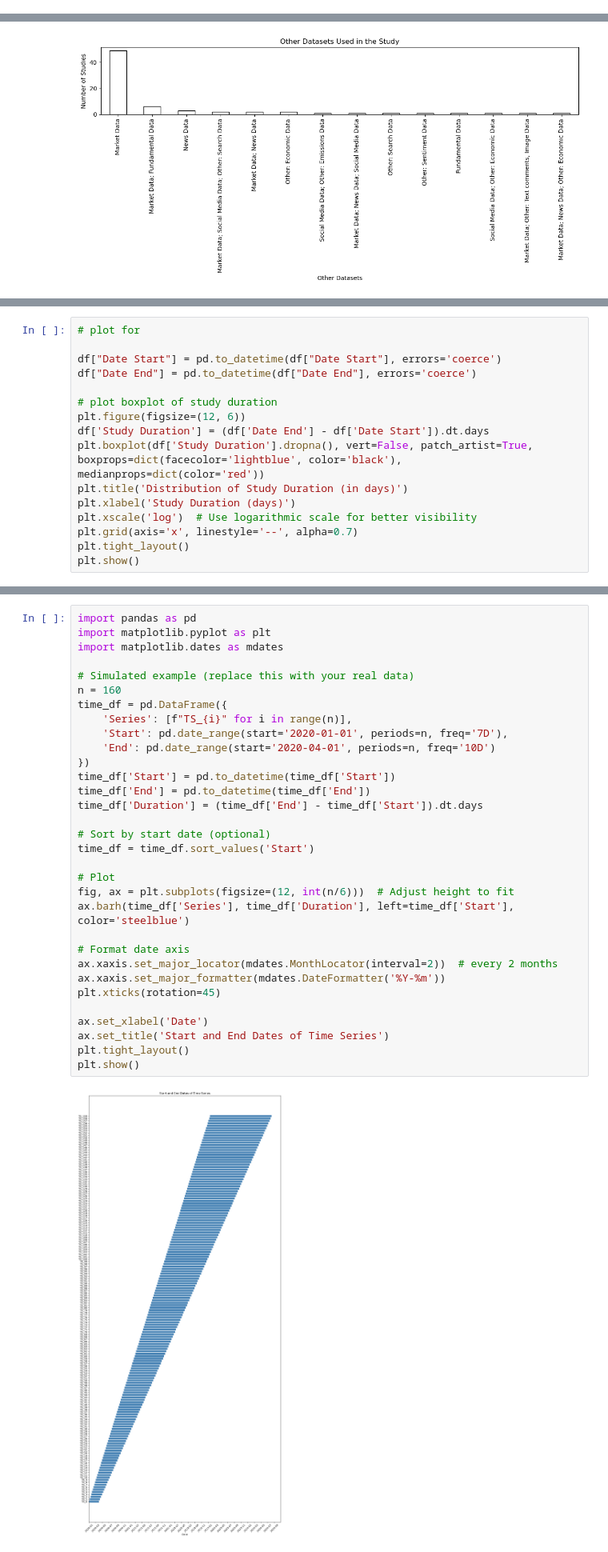
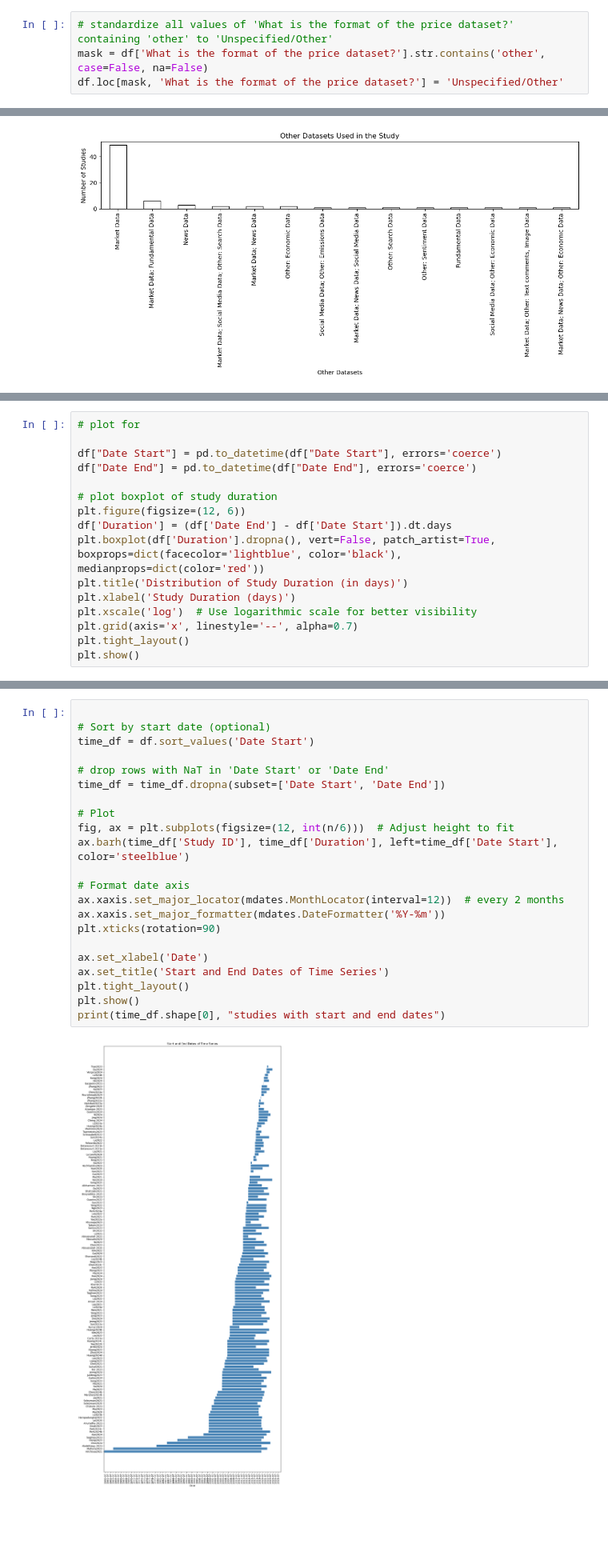
Before and after one commit to MSCA-DN-Digital-Finance/WP3_eXplainable_and_Fair_AI, a Jupyter notebook: IRP1/Code/systematic_literature_review/250602_analysis.ipynb, the cells around one changed output, grey strips where cells are left out. Shown at 80% size. Saved outputs shown, nothing was run; the diff lists cells and outputs as text; blank space fills up the shorter version.

```diff
--- a/IRP1/Code/systematic_literature_review/250602_analysis.ipynb
+++ b/IRP1/Code/systematic_literature_review/250602_analysis.ipynb
@@ -234,3 +262,7 @@ plt.show()
+# %%
+# standardize all values of 'What is the format of the price dataset?' containing 'other' to 'Unspecified/Other'
+mask = df['What is the format of the price dataset?'].str.contains('other', case=False, na=False)
+df.loc[mask, 'What is the format of the price dataset?'] = 'Unspecified/Other'
 # %%
 # plot for  'What is the format of the price dataset?'
 plt.figure(figsize=(12, 6))
@@ -279,8 +320,8 @@ df["Date End"] = pd.to_datetime(df["Date End"], errors='coerce')
 
 # plot boxplot of study duration
 plt.figure(figsize=(12, 6))
-df['Study Duration'] = (df['Date End'] - df['Date Start']).dt.days
-plt.boxplot(df['Study Duration'].dropna(), vert=False, patch_artist=True, boxprops=dict(facecolor='lightblue', color='black'), medianprops=dict(color='red'))
+df['Duration'] = (df['Date End'] - df['Date Start']).dt.days
+plt.boxplot(df['Duration'].dropna(), vert=False, patch_artist=True, boxprops=dict(facecolor='lightblue', color='black'), medianprops=dict(color='red'))
 plt.title('Distribution of Study Duration (in days)')
 plt.xlabel('Study Duration (days)')
 plt.xscale('log')  # Use logarithmic scale for better visibility
@@ -306,35 +347,25 @@ See the caveats in the documentation: https://pandas.pydata.org/pandas-docs/stab
 [figure]
 # %%
-import pandas as pd
-import matplotlib.pyplot as plt
-import matplotlib.dates as mdates
-
-# Simulated example (replace this with your real data)
-n = 160
-time_df = pd.DataFrame({
-    'Series': [f"TS_{i}" for i in range(n)],
-    'Start': pd.date_range(start='2020-01-01', periods=n, freq='7D'),
-    'End': pd.date_range(start='2020-04-01', periods=n, freq='10D')
-})
-time_df['Start'] = pd.to_datetime(time_df['Start'])
-time_df['End'] = pd.to_datetime(time_df['End'])
-time_df['Duration'] = (time_df['End'] - time_df['Start']).dt.days
 
 # Sort by start date (optional)
-time_df = time_df.sort_values('Start')
+time_df = df.sort_values('Date Start')
+
+# drop rows with NaT in 'Date Start' or 'Date End'
+time_df = time_df.dropna(subset=['Date Start', 'Date End'])
 
 # Plot
 fig, ax = plt.subplots(figsize=(12, int(n/6)))  # Adjust height to fit
-ax.barh(time_df['Series'], time_df['Duration'], left=time_df['Start'], color='steelblue')
+ax.barh(time_df['Study ID'], time_df['Duration'], left=time_df['Date Start'], color='steelblue')
 
 # Format date axis
-ax.xaxis.set_major_locator(mdates.MonthLocator(interval=2))  # every 2 months
+ax.xaxis.set_major_locator(mdates.MonthLocator(interval=12))  # every 2 months
 ax.xaxis.set_major_formatter(mdates.DateFormatter('%Y-%m'))
-plt.xticks(rotation=45)
+plt.xticks(rotation=90)
 
 ax.set_xlabel('Date')
 ax.set_title('Start and End Dates of Time Series')
 plt.tight_layout()
 plt.show()
+print(time_df.shape[0], "studies with start and end dates")
 # %% [output]
-[figure, old version]
+[figure, new version]
```
Also changed, not shown: parts of 57 cells of this notebook.
